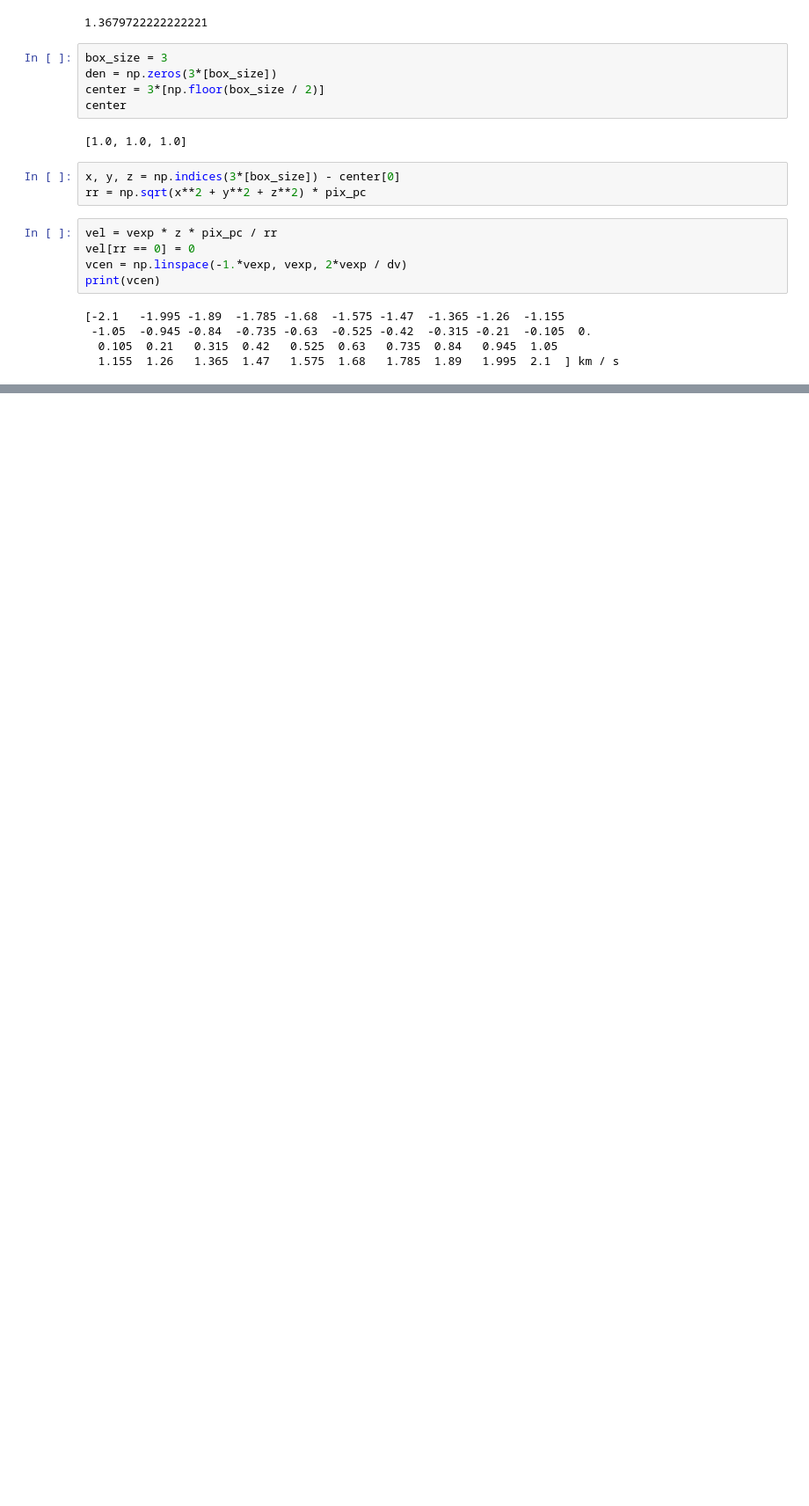
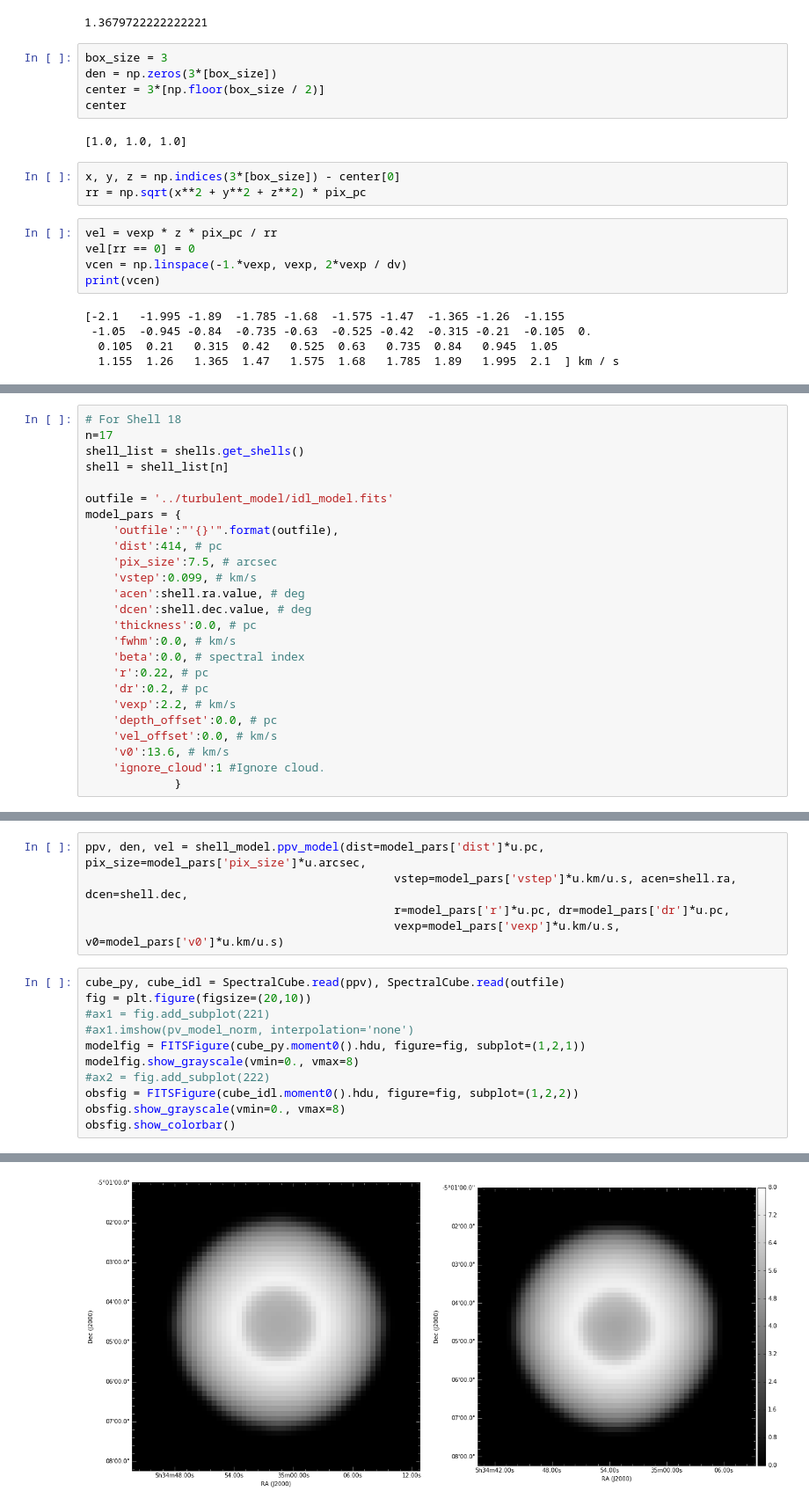
Before and after one commit to jrobbfed/carma, a Jupyter notebook: notebooks/Shell Models Compared to Catalogued Orion A Shells.ipynb, the cells around one changed output, grey strips where cells are left out. Shown at 88% size. Saved outputs shown, nothing was run; the diff lists cells and outputs as text; blank space fills up the shorter version.

```diff
--- a/notebooks/Shell Models Compared to Catalogued Orion A Shells.ipynb
+++ b/notebooks/Shell Models Compared to Catalogued Orion A Shells.ipynb
@@ -406,0 +411,25 @@ $[-4.2,~0.105,~0.105,~0.105,~0.105,~0.105,~0.105,~0.105,~0.105,~0.105,~0.105,~0.
+# %%
+# For Shell 18
+n=17
+shell_list = shells.get_shells()
+shell = shell_list[n]
+
+outfile = '../turbulent_model/idl_model.fits'
+model_pars = {
+    'outfile':"'{}'".format(outfile),
+    'dist':414, # pc
+    'pix_size':7.5, # arcsec
+    'vstep':0.099, # km/s
+    'acen':shell.ra.value, # deg
+    'dcen':shell.dec.value, # deg
+    'thickness':0.0, # pc
+    'fwhm':0.0, # km/s
+    'beta':0.0, # spectral index
+    'r':0.22, # pc
+    'dr':0.2, # pc
+    'vexp':2.2, # km/s
+    'depth_offset':0.0, # pc
+    'vel_offset':0.0, # km/s
+    'v0':13.6, # km/s
+    'ignore_cloud':1 #Ignore cloud.
+             }
@@ -406,0 +451,17 @@ $[-4.2,~0.105,~0.105,~0.105,~0.105,~0.105,~0.105,~0.105,~0.105,~0.105,~0.105,~0.
+# %%
+ppv, den, vel = shell_model.ppv_model(dist=model_pars['dist']*u.pc, pix_size=model_pars['pix_size']*u.arcsec,
+                                             vstep=model_pars['vstep']*u.km/u.s, acen=shell.ra, dcen=shell.dec,
+                                             r=model_pars['r']*u.pc, dr=model_pars['dr']*u.pc,
+                                             vexp=model_pars['vexp']*u.km/u.s, v0=model_pars['v0']*u.km/u.s)
+# %%
+cube_py, cube_idl = SpectralCube.read(ppv), SpectralCube.read(outfile)
+fig = plt.figure(figsize=(20,10))
+#ax1 = fig.add_subplot(221)
+#ax1.imshow(pv_model_norm, interpolation='none')
+modelfig = FITSFigure(cube_py.moment0().hdu, figure=fig, subplot=(1,2,1))
+modelfig.show_grayscale(vmin=0., vmax=8)
+#ax2 = fig.add_subplot(222)
+obsfig = FITSFigure(cube_idl.moment0().hdu, figure=fig, subplot=(1,2,2))
+obsfig.show_grayscale(vmin=0., vmax=8)
+obsfig.show_colorbar()
+# %% [output]
@@ -406,0 +472 @@ $[-4.2,~0.105,~0.105,~0.105,~0.105,~0.105,~0.105,~0.105,~0.105,~0.105,~0.105,~0.
+[figure, added]
```
Also changed, not shown: parts of 19 cells of this notebook, 2 other files.
